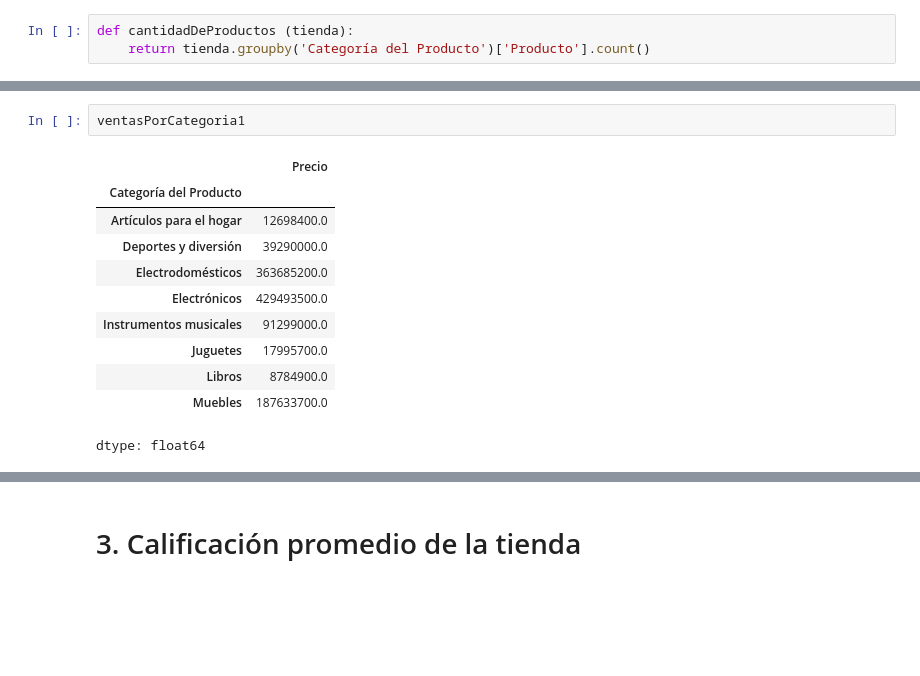
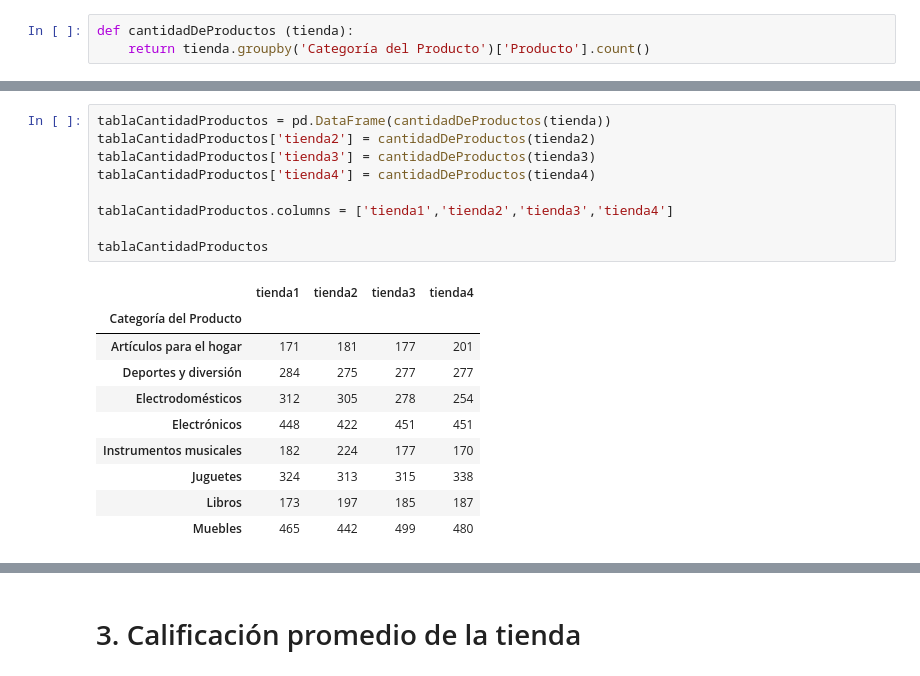
Before and after one commit to BjorkMagno/Portafolio, a Jupyter notebook: challenge-para-decidir-venta/AluraStoreLatam.ipynb, the cells around one changed output, grey strips where cells are left out. Cells and saved outputs as stored; diff of their text form; blank space fills up the shorter version.

Commit message:
Modificación de las primeras funciones en nombre para una visualización mejor y recopilación en tablas por medio de pandas.

```diff
--- a/challenge-para-decidir-venta/AluraStoreLatam.ipynb
+++ b/challenge-para-decidir-venta/AluraStoreLatam.ipynb
@@ -125,14 +85,20 @@ dtype: int64
-# %%
-ventasPorCategoria1
-# %% [output]
-|  | Precio |
-| Categoría del Producto |  |
-| Artículos para el hogar | 12698400.0 |
-| Deportes y diversión | 39290000.0 |
-| Electrodomésticos | 363685200.0 |
-| Electrónicos | 429493500.0 |
-| Instrumentos musicales | 91299000.0 |
-| Juguetes | 17995700.0 |
-| Libros | 8784900.0 |
-| Muebles | 187633700.0 |
-dtype: float64
+# %%
+tablaCantidadProductos = pd.DataFrame(cantidadDeProductos(tienda))
+tablaCantidadProductos['tienda2'] = cantidadDeProductos(tienda2)
+tablaCantidadProductos['tienda3'] = cantidadDeProductos(tienda3)
+tablaCantidadProductos['tienda4'] = cantidadDeProductos(tienda4)
+
+tablaCantidadProductos.columns = ['tienda1','tienda2','tienda3','tienda4']
+
+tablaCantidadProductos
+# %% [output]
+|  | tienda1 | tienda2 | tienda3 | tienda4 |
+| Categoría del Producto |  |  |  |  |
+| Artículos para el hogar | 171 | 181 | 177 | 201 |
+| Deportes y diversión | 284 | 275 | 277 | 277 |
+| Electrodomésticos | 312 | 305 | 278 | 254 |
+| Electrónicos | 448 | 422 | 451 | 451 |
+| Instrumentos musicales | 182 | 224 | 177 | 170 |
+| Juguetes | 324 | 313 | 315 | 338 |
+| Libros | 173 | 197 | 185 | 187 |
+| Muebles | 465 | 442 | 499 | 480 |
```
Also changed, not shown: parts of 23 cells of this notebook.
